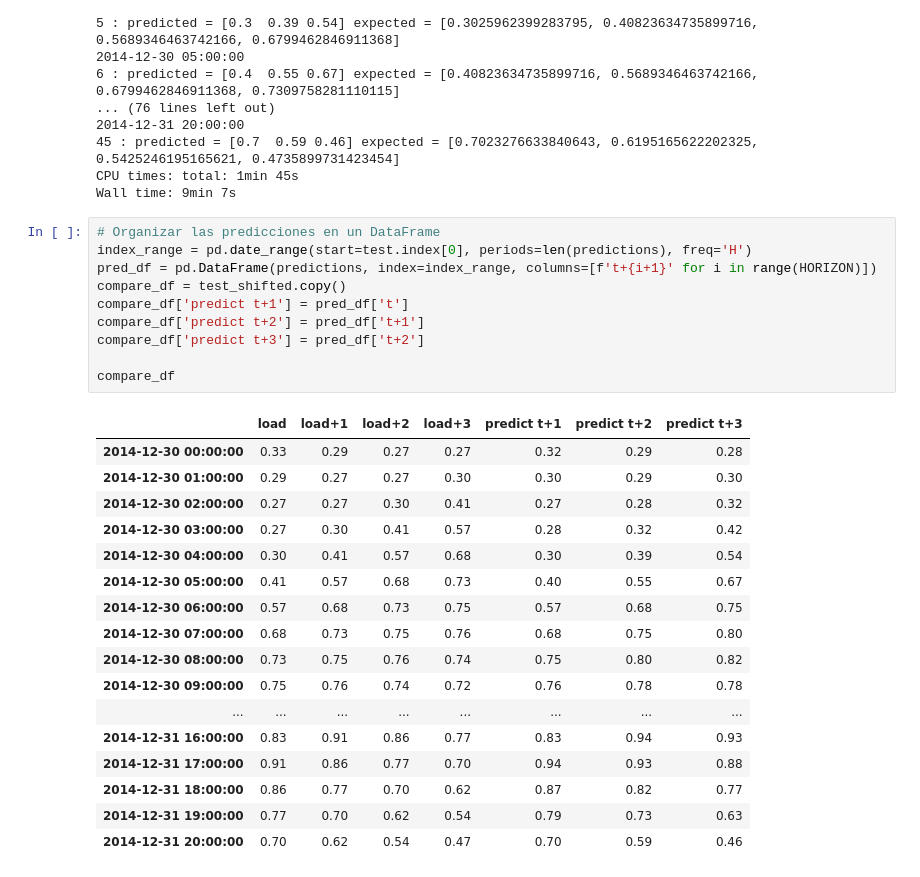
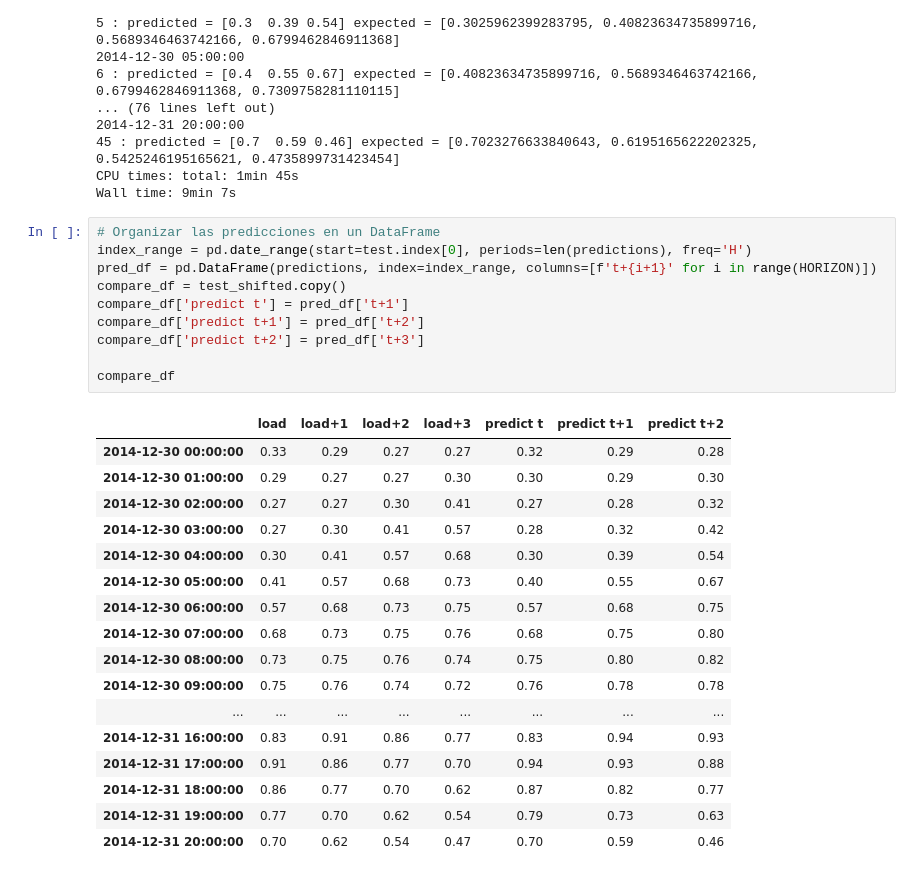
Before and after one commit to valentinbellini/Magic-Learning, a Jupyter notebook: TimeSeries/2.ARIMA-model.ipynb, the cells around one changed output. Cells and saved outputs as stored; diff of their text form.

```diff
--- a/TimeSeries/2.ARIMA-model.ipynb
+++ b/TimeSeries/2.ARIMA-model.ipynb
@@ -220,15 +220,15 @@ Wall time: 9min 7s
 # %%
 # Organizar las predicciones en un DataFrame
 index_range = pd.date_range(start=test.index[0], periods=len(predictions), freq='H')
 pred_df = pd.DataFrame(predictions, index=index_range, columns=[f't+{i+1}' for i in range(HORIZON)])
 compare_df = test_shifted.copy()
-compare_df['predict t+1'] = pred_df['t']
-compare_df['predict t+2'] = pred_df['t+1']
-compare_df['predict t+3'] = pred_df['t+2']
+compare_df['predict t'] = pred_df['t+1']
+compare_df['predict t+1'] = pred_df['t+2']
+compare_df['predict t+2'] = pred_df['t+3']
 
 compare_df
 # %% [output]
-|  | load | load+1 | load+2 | load+3 | predict t+1 | predict t+2 | predict t+3 |
+|  | load | load+1 | load+2 | load+3 | predict t | predict t+1 | predict t+2 |
 | 2014-12-30 00:00:00 | 0.33 | 0.29 | 0.27 | 0.27 | 0.32 | 0.29 | 0.28 |
 | 2014-12-30 01:00:00 | 0.29 | 0.27 | 0.27 | 0.30 | 0.30 | 0.29 | 0.30 |
 | 2014-12-30 02:00:00 | 0.27 | 0.27 | 0.30 | 0.41 | 0.27 | 0.28 | 0.32 |
```
Also changed, not shown: parts of 1 cell of this notebook.
